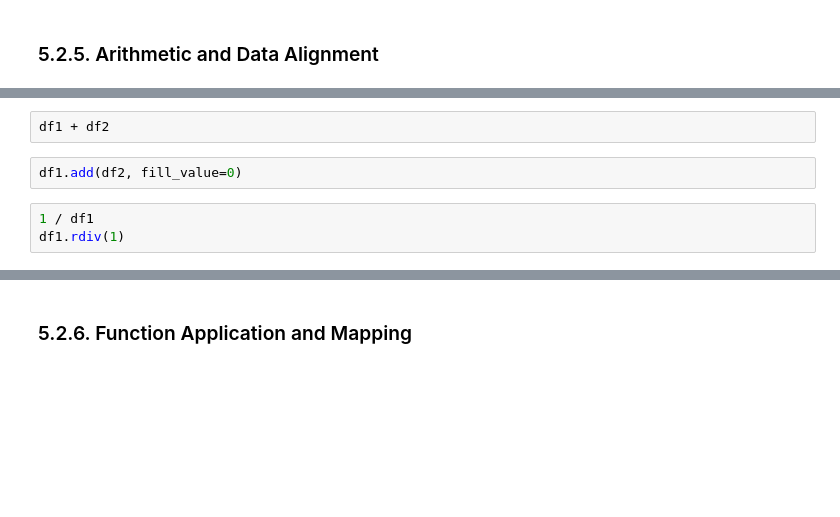
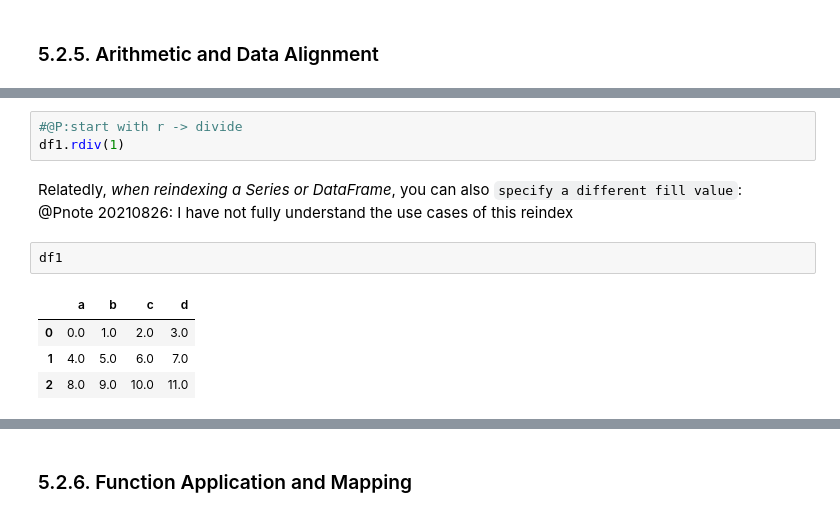
Before and after one commit to quangphu1912/Py-data-analysis-McKinney, a Jupyter notebook: 05_Getting Started with pandas.ipynb, the cells around one changed output, grey strips where cells are left out. Cells and saved outputs as stored; diff of their text form; blank space fills up the shorter version.

```diff
--- a/05_Getting Started with pandas.ipynb
+++ b/05_Getting Started with pandas.ipynb
@@ -930,7 +1176,13 @@ df2
+# %%
+#@P:start with r -> divide
+df1.rdiv(1)
+# %% [markdown]
+Relatedly, *when reindexing a Series or DataFrame*, you can also `specify a different fill value`:<br>
+@Pnote 20210826: I have not fully understand the use cases of this reindex
 # %%
-df1 + df2
+df1
+# %% [output]
+|  | a | b | c | d |
+| 0 | 0.0 | 1.0 | 2.0 | 3.0 |
+| 1 | 4.0 | 5.0 | 6.0 | 7.0 |
+| 2 | 8.0 | 9.0 | 10.0 | 11.0 |
-# %%
-df1.add(df2, fill_value=0)
-# %%
-1 / df1
-df1.rdiv(1)
```
Also changed, not shown: parts of 70 cells of this notebook.
